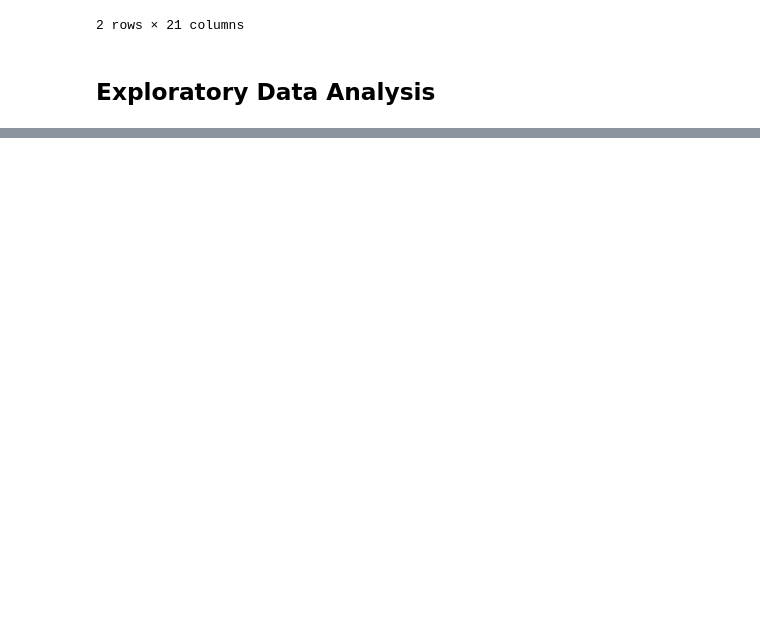
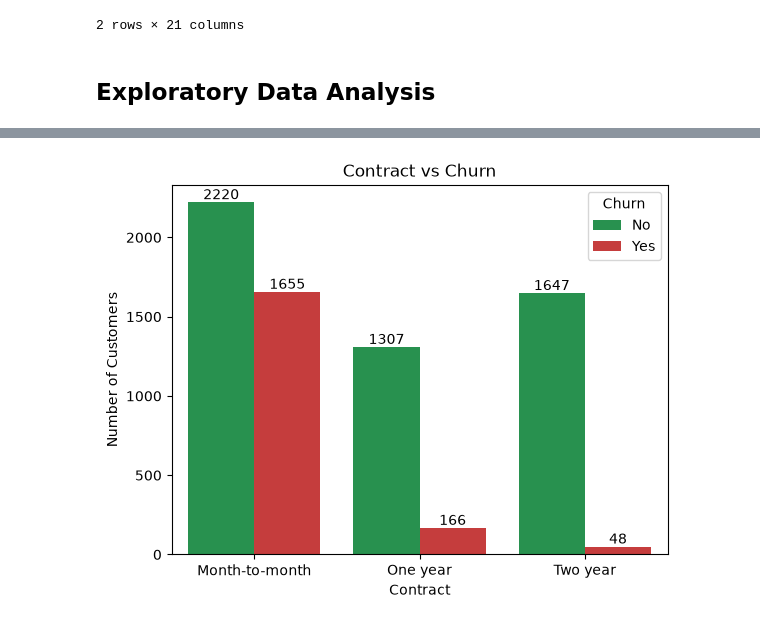
Before and after one commit to mdraihanmostafa746-coder/Customer-Churn-Prediction, a Jupyter notebook: notebooks/customer_churn_analysis.ipynb, the cells around one changed output, grey strips where cells are left out. Saved outputs shown, nothing was run; the diff lists cells and outputs as text; code cells hidden in the pictures; blank space fills up the shorter version.

```diff
--- a/notebooks/customer_churn_analysis.ipynb
+++ b/notebooks/customer_churn_analysis.ipynb
@@ -143,0 +207,20 @@ df.head(2)
+# %%
+x = sns.countplot(
+    data=df,
+    x='Contract',
+    hue='Churn',
+    palette={
+        'Yes': '#DC2626',
+        'No': '#16A34A'
+    }
+)
+
+for container in x.containers:
+    x.bar_label(container)
+
+plt.title("Contract vs Churn")
+plt.xlabel("Contract")
+plt.ylabel("Number of Customers")
+plt.show()
+# %% [output]
+[figure, added]
```
Also changed, not shown: parts of 16 cells of this notebook, 14 other files.
